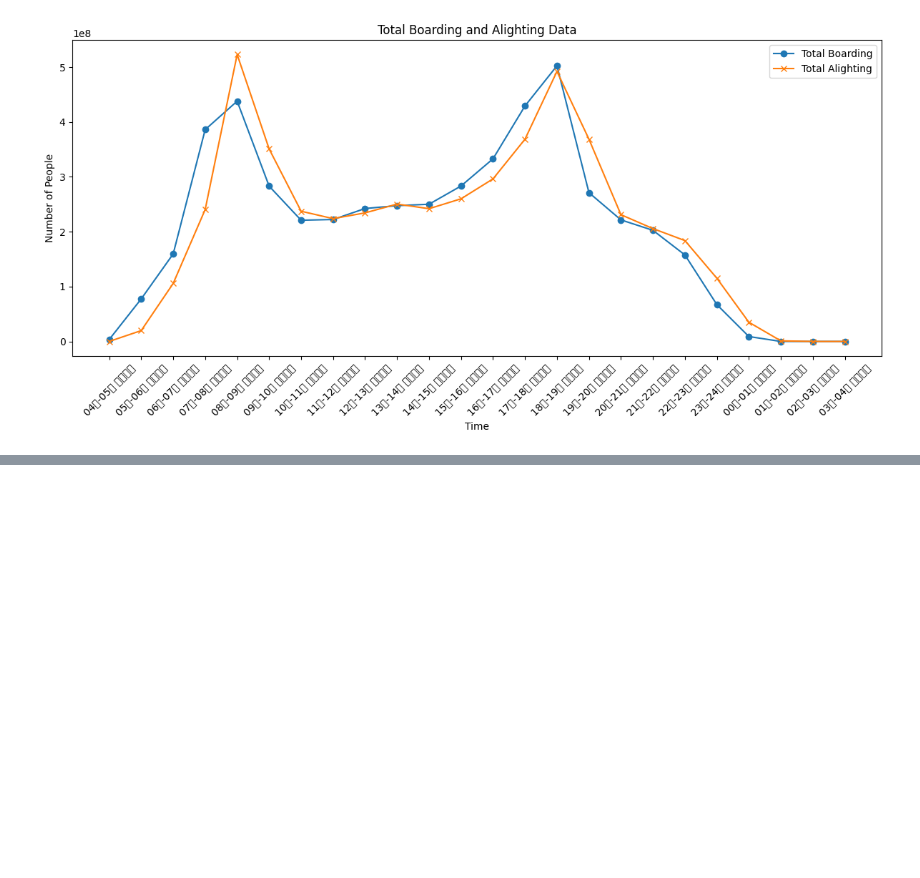
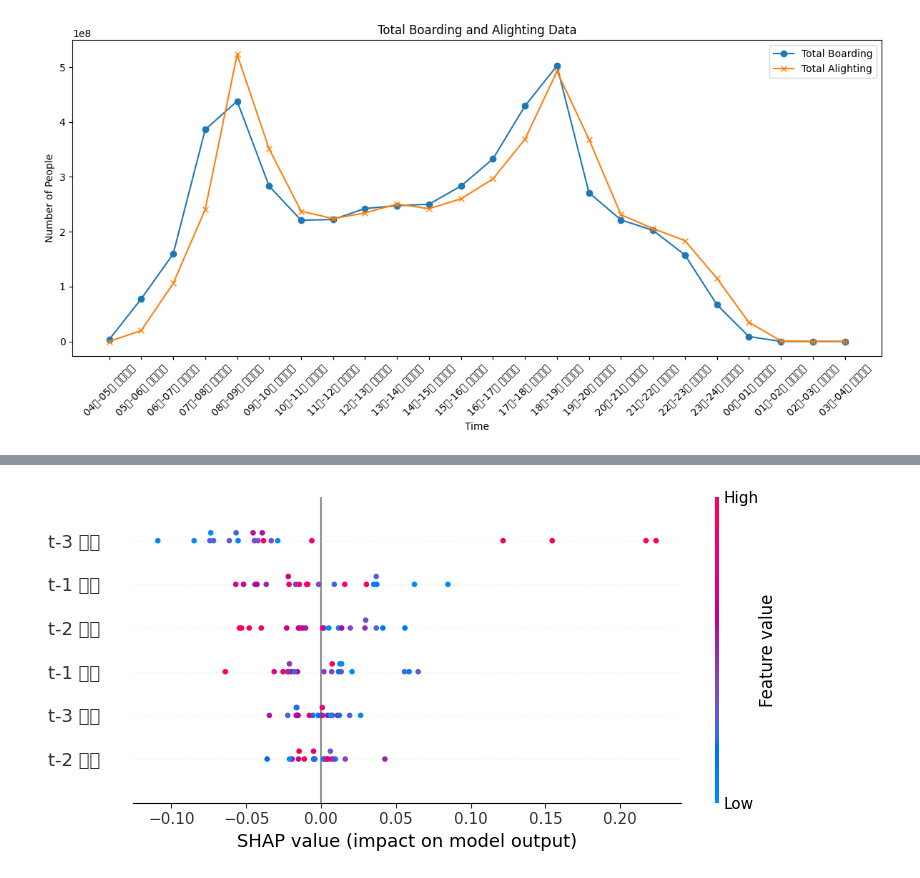
Before and after one commit to kkh01230123/llll, a Jupyter notebook: visualize.ipynb, the cells around one changed output, grey strips where cells are left out. Saved outputs shown, nothing was run; the diff lists cells and outputs as text; code cells hidden in the pictures; blank space fills up the shorter version.

```diff
--- a/visualize.ipynb
+++ b/visualize.ipynb
@@ -210,0 +224,22 @@ plt.show()
+# %%
+import shap
+import numpy as np
+from sklearn.ensemble import RandomForestRegressor
+
+# 예시 데이터
+np.random.seed(42)
+X_train_flat = np.random.rand(100, 6)
+y_train = np.random.rand(100, 2)
+X_test_flat = np.random.rand(20, 6)
+
+# 첫 번째 타겟(승차)만 예측하는 모델
+model_승차 = RandomForestRegressor(n_estimators=30, max_depth=10, n_jobs=-1, random_state=42)
+model_승차.fit(X_train_flat, y_train[:, 0])
+
+explainer_승차 = shap.TreeExplainer(model_승차)
+shap_values_승차 = explainer_승차.shap_values(X_test_flat)
+
+feature_names = ['t-3 승차', 't-3 하차', 't-2 승차', 't-2 하차', 't-1 승차', 't-1 하차']
+shap.summary_plot(shap_values_승차, X_test_flat, feature_names=feature_names)
+# %% [output]
+[figure, added]
```
Also changed, not shown: parts of 3 cells of this notebook.
